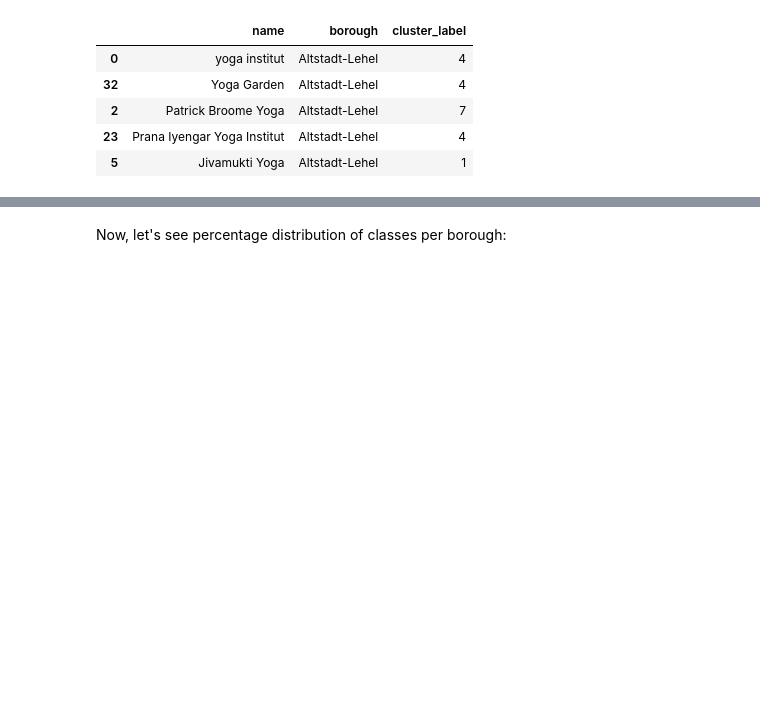
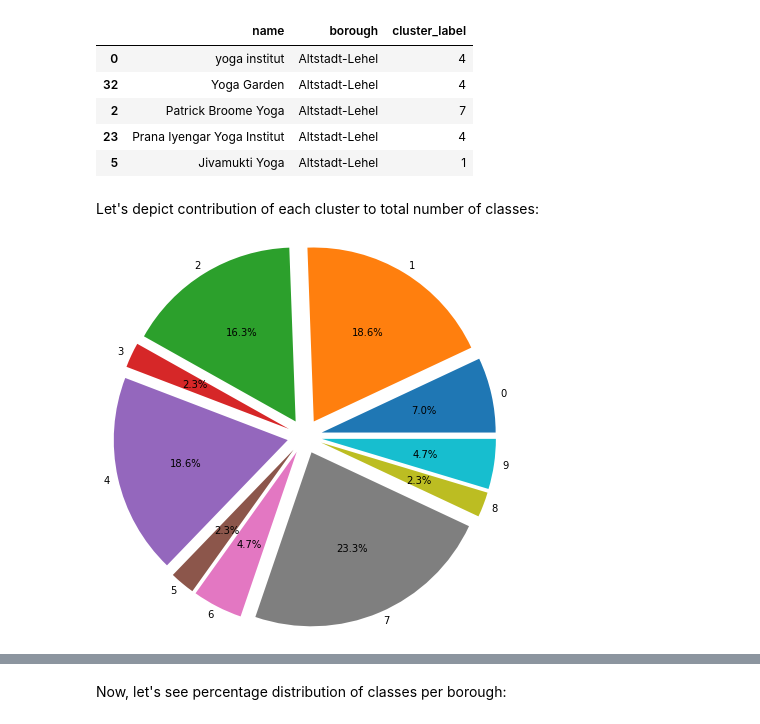
Before and after one commit to tarys/the-battle-of-neighborhoods, a Jupyter notebook: capstone-project.ipynb, the cells around one changed output, grey strips where cells are left out. Drawn from its saved outputs; the diff is of its cells as text; code cells hidden in the pictures; blank space fills up the shorter version.

Commit message:
added statistical analysis per cluster label

```diff
--- a/capstone-project.ipynb
+++ b/capstone-project.ipynb
@@ -318,3 +314,21 @@ yoga_final.head()
 | 2 | Patrick Broome Yoga | Altstadt-Lehel | 7 |
 | 23 | Prana Iyengar Yoga Institut | Altstadt-Lehel | 4 |
 | 5 | Jivamukti Yoga | Altstadt-Lehel | 1 |
+# %% [markdown]
+Let's depict contribution of each cluster to total number of classes:
+# %%
+classes_per_cluster = yoga_final[['name', 'cluster_label']].groupby(['cluster_label']).count()
+classes_per_cluster.reset_index(inplace=True)
+classes_per_cluster.rename(columns={'name': 'count'}, inplace=True)
+values = classes_per_cluster['count'].values
+labels = classes_per_cluster['cluster_label'].values
+explode = np.empty(len(values))
+explode.fill(.2)
+plt.pie(x = values,
+    labels = labels,
+    explode = explode,
+    autopct='%1.1f%%',
+    labeldistance = 1.05,
+    radius = 2);
+# %% [output]
+[figure, added]
```
Also changed, not shown: parts of 9 cells of this notebook.
